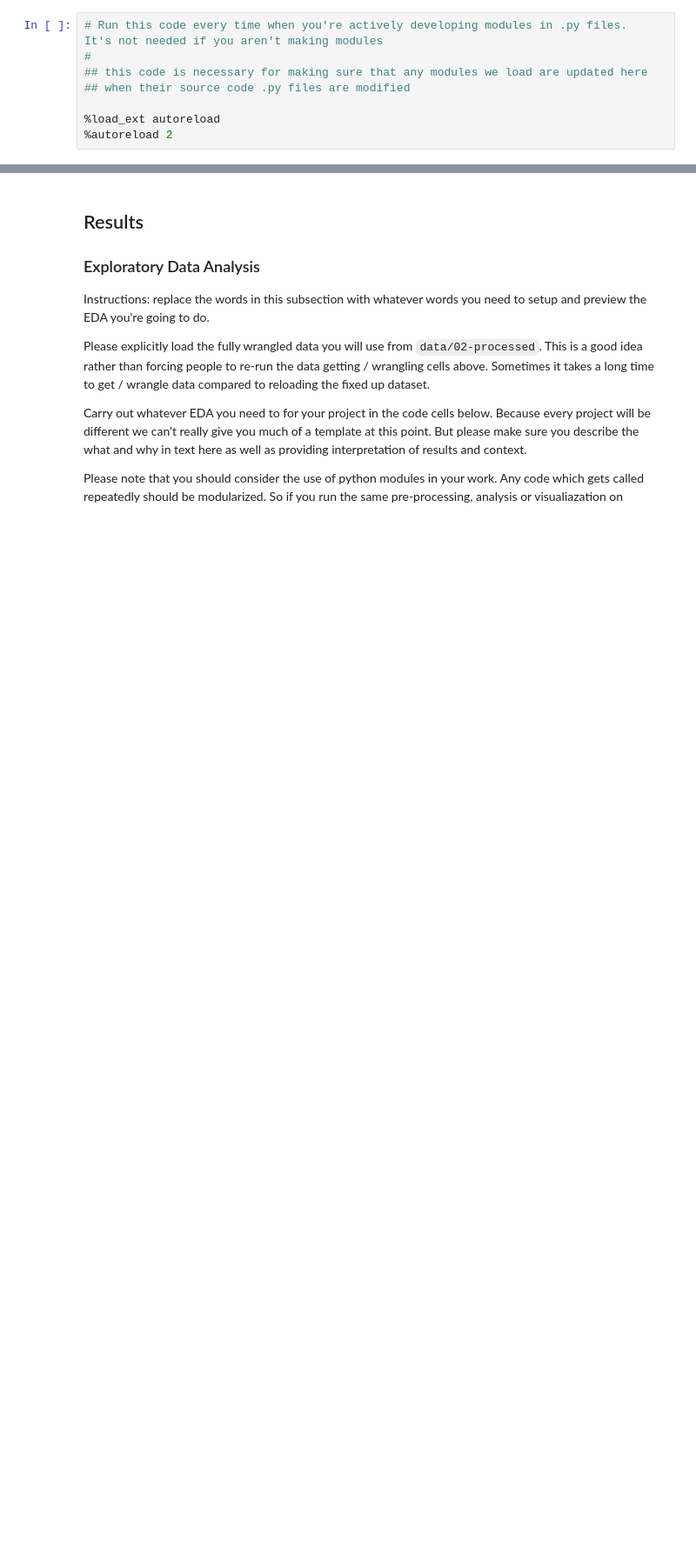
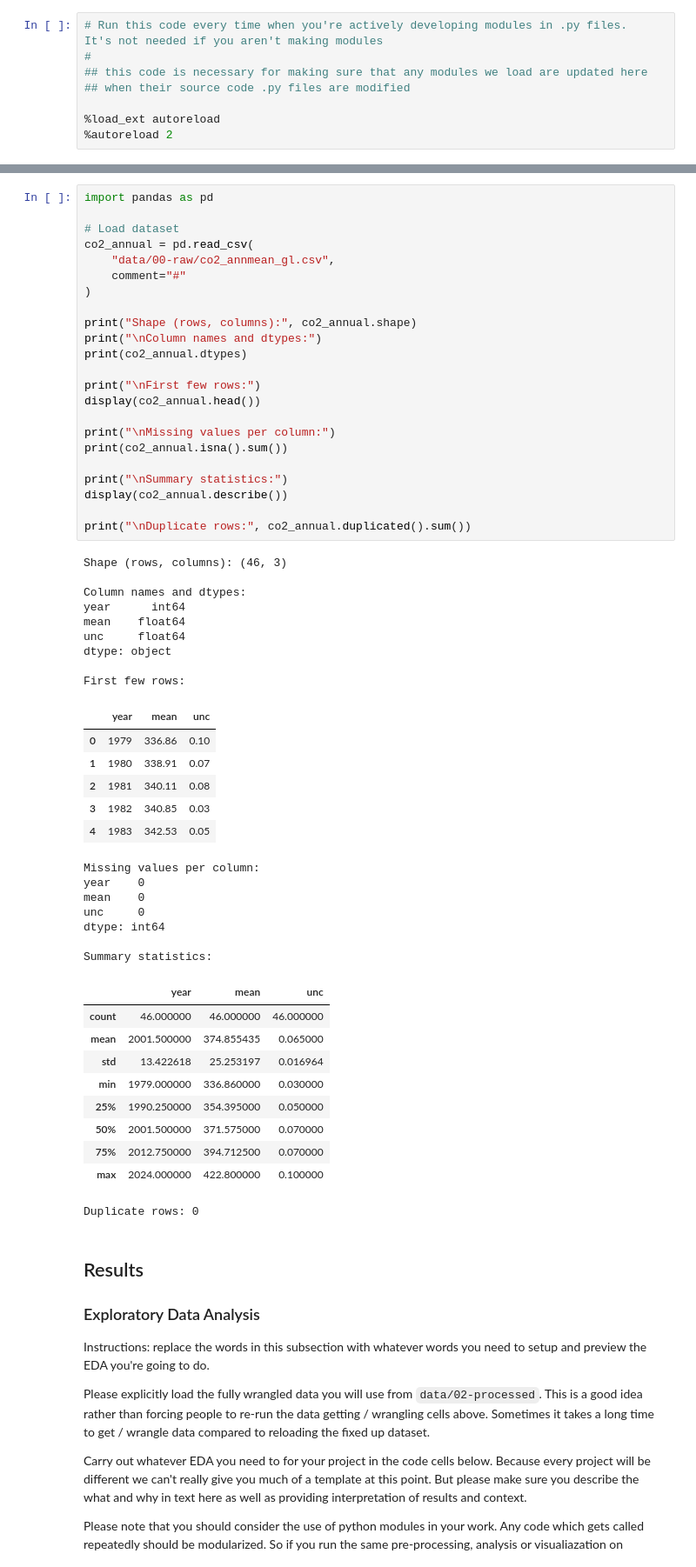
Before and after one commit to COGS108/Group013_WI26, a Jupyter notebook: 02-EDACheckpoint.ipynb, the cells around one changed output, grey strips where cells are left out. Shown at 87% size. Drawn from its saved outputs; the diff is of its cells as text; blank space fills up the shorter version.

```diff
--- a/02-EDACheckpoint.ipynb
+++ b/02-EDACheckpoint.ipynb
@@ -82,3 +587,59 @@ Instructions: REPLACE the contents of this cell and the one below with your work
+# %%
+import pandas as pd
+
+# Load dataset
+co2_annual = pd.read_csv(
+    "data/00-raw/co2_annmean_gl.csv",
+    comment="#"
+)
+
+print("Shape (rows, columns):", co2_annual.shape)
+print("\nColumn names and dtypes:")
+print(co2_annual.dtypes)
+
+print("\nFirst few rows:")
+display(co2_annual.head())
+
+print("\nMissing values per column:")
+print(co2_annual.isna().sum())
+
+print("\nSummary statistics:")
+display(co2_annual.describe())
+
+print("\nDuplicate rows:", co2_annual.duplicated().sum())
+# %% [output]
+Shape (rows, columns): (46, 3)
+
+Column names and dtypes:
+year      int64
+mean    float64
+unc     float64
+dtype: object
+
+First few rows:
+|  | year | mean | unc |
+| 0 | 1979 | 336.86 | 0.10 |
+| 1 | 1980 | 338.91 | 0.07 |
+| 2 | 1981 | 340.11 | 0.08 |
+| 3 | 1982 | 340.85 | 0.03 |
+| 4 | 1983 | 342.53 | 0.05 |
+Missing values per column:
+year    0
+mean    0
+unc     0
+dtype: int64
+
+Summary statistics:
+|  | year | mean | unc |
+| count | 46.000000 | 46.000000 | 46.000000 |
+| mean | 2001.500000 | 374.855435 | 0.065000 |
+| std | 13.422618 | 25.253197 | 0.016964 |
+| min | 1979.000000 | 336.860000 | 0.030000 |
+| 25% | 1990.250000 | 354.395000 | 0.050000 |
+| 50% | 2001.500000 | 371.575000 | 0.070000 |
+| 75% | 2012.750000 | 394.712500 | 0.070000 |
+| max | 2024.000000 | 422.800000 | 0.100000 |
+Duplicate rows: 0
 # %% [markdown]
 ## Results
 
```
Also changed, not shown: parts of 48 cells of this notebook.
